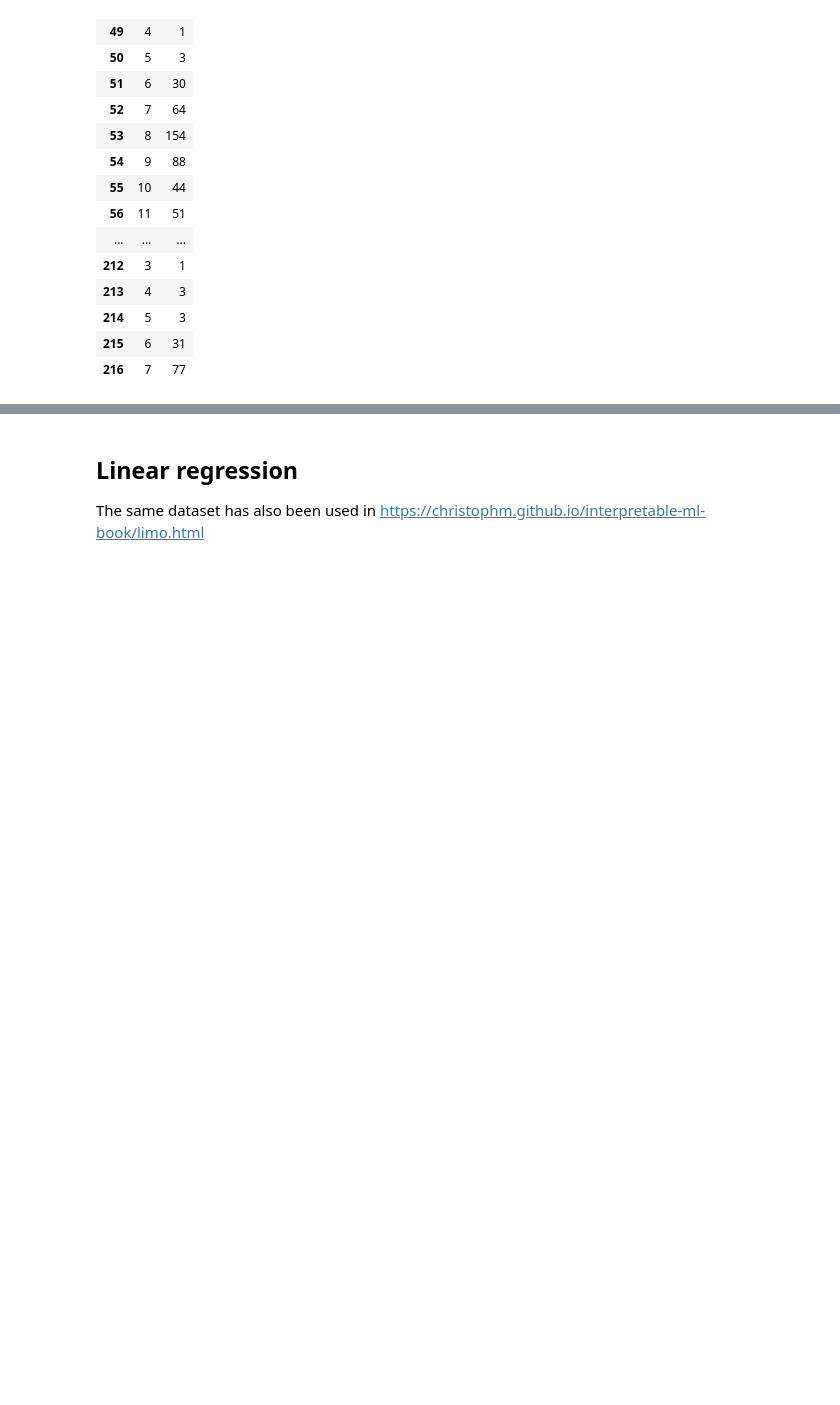
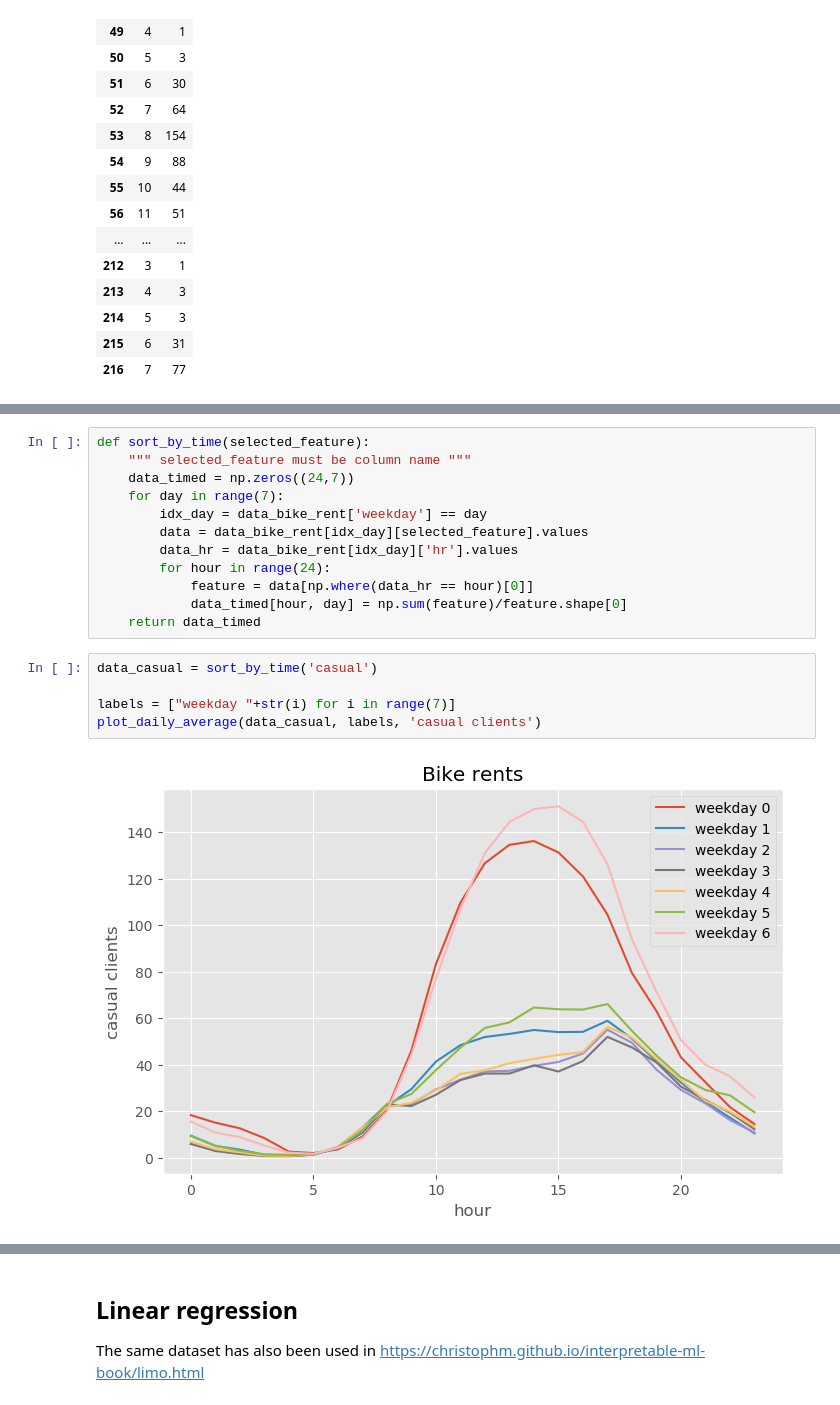
Before and after one commit to florian-huber/python_data_exploration_tutorial, a Jupyter notebook: notebooks/Dataset_example1_London_bikes.ipynb, the cells around one changed output, grey strips where cells are left out. Saved outputs shown, nothing was run; the diff lists cells and outputs as text; blank space fills up the shorter version.

```diff
--- a/notebooks/Dataset_example1_London_bikes.ipynb
+++ b/notebooks/Dataset_example1_London_bikes.ipynb
@@ -391,0 +270,19 @@ Text(0,0.5,'casual')
+# %%
+def sort_by_time(selected_feature):
+    """ selected_feature must be column name """
+    data_timed = np.zeros((24,7))
+    for day in range(7):
+        idx_day = data_bike_rent['weekday'] == day
+        data = data_bike_rent[idx_day][selected_feature].values
+        data_hr = data_bike_rent[idx_day]['hr'].values
+        for hour in range(24):
+            feature = data[np.where(data_hr == hour)[0]]
+            data_timed[hour, day] = np.sum(feature)/feature.shape[0]
+    return data_timed
+# %%
+data_casual = sort_by_time('casual')
+
+labels = ["weekday "+str(i) for i in range(7)]
+plot_daily_average(data_casual, labels, 'casual clients')
+# %% [output]
+[figure, added]
```
Also changed, not shown: parts of 40 cells of this notebook.
